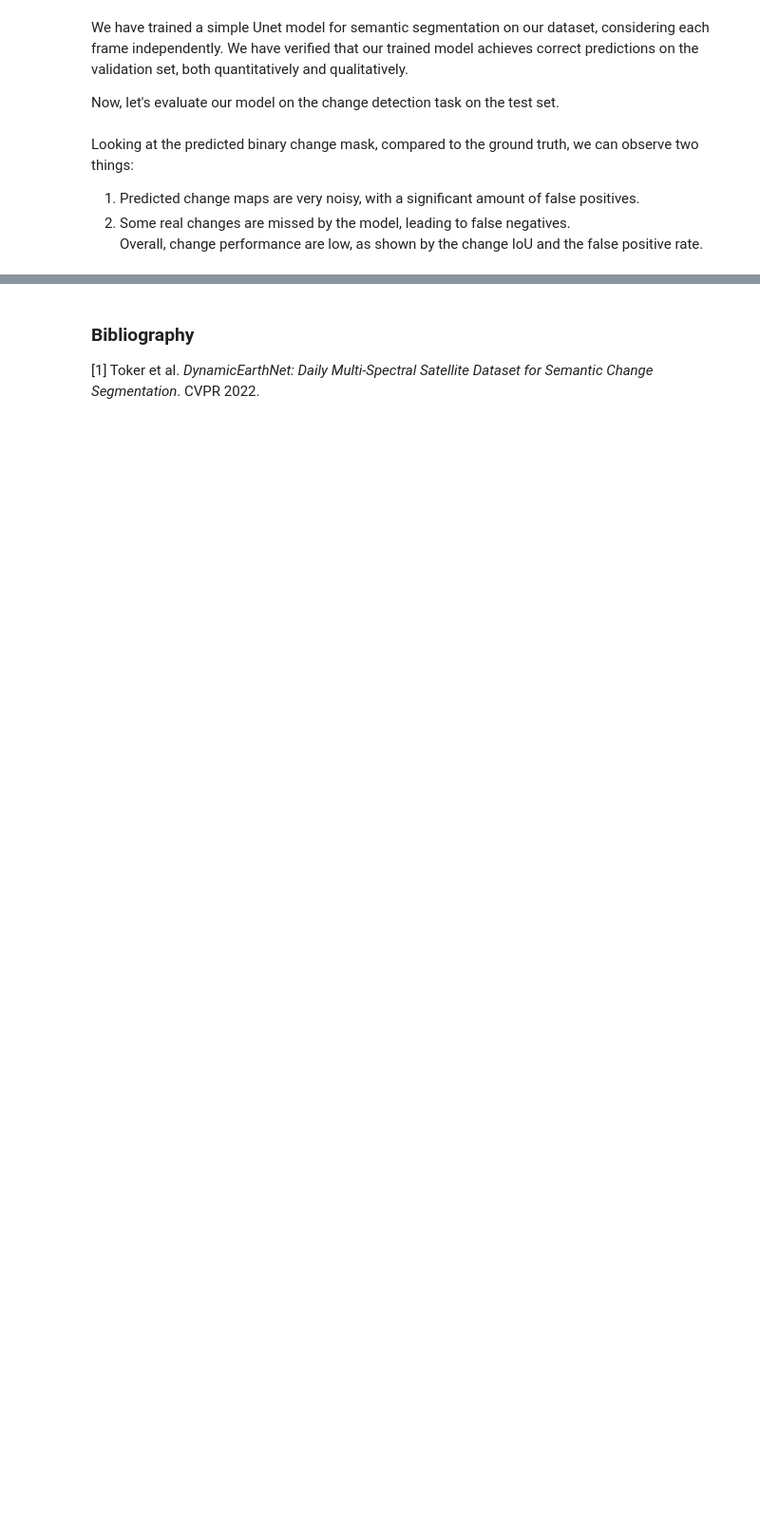
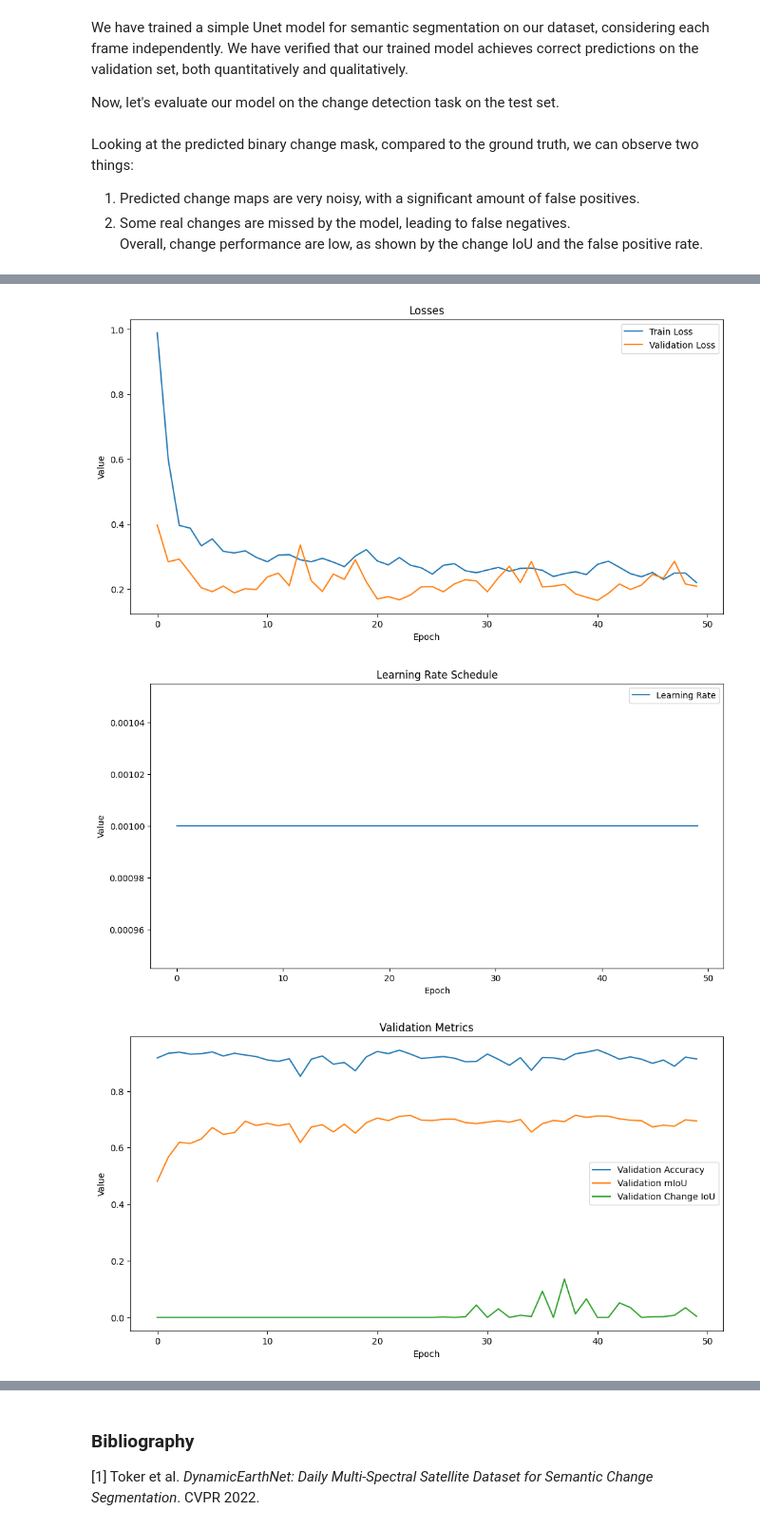
Before and after one commit to ElliotVincent/iadf_tutorial, a Jupyter notebook: tutorial_2.ipynb, the cells around one changed output, grey strips where cells are left out. Shown at 95% size. Drawn from its saved outputs; the diff is of its cells as text; code cells hidden in the pictures; blank space fills up the shorter version.

```diff
--- a/tutorial_2.ipynb
+++ b/tutorial_2.ipynb
@@ -1096,3 +1136,3 @@ def create_mlp(in_ch, out_ch, n_hidden_units, n_layers):
 # %%
-model = MultiUTAE(input_dim=4, num_classes=3)
+model = MultiUTAE(input_dim=4, num_classes=4)
 print(f"Model parameters: {sum(p.numel() for p in model.parameters()):,}")
@@ -1133,7 +1182,7 @@ criterion = nn.CrossEntropyLoss()
 optimizer = optim.AdamW(model.parameters(), lr=1e-3)
 num_epochs = 50
 scheduler = optim.lr_scheduler.CosineAnnealingLR(optimizer, T_max=num_epochs)
-device = 'cpu'
+device = 'cuda'
 DAYS = torch.tensor([0, 31, 59, 90, 120, 151, 181, 212, 243, 273, 304, 334, 365, 396, 424, 455, 485, 516, 546, 577, 608, 638, 669, 699], device=device)
 model.to(device)
 
@@ -1173,11 +1222,11 @@ for epoch in range(num_epochs):
     logs["val_loss"].append(avg_val_loss)
     logs["val_acc"].append(acc.item())
     logs["val_miou"].append(miou.item())
-    logs["val_iou_change"].append(iou_change)
+    logs["val_iou_change"].append(iou_change.item())
     if iou_change.item() > best_val_iou_change:
         best_val_iou_change = iou_change.item()
         best_model_change = copy.deepcopy(model)
         best_model_val_conf_matrix = val_conf_matrix.clone()
         best_model_val_conf_matrix_change = val_conf_matrix_change.clone()
     logs["learning_rate"].append(optimizer.param_groups[0]["lr"])
-    scheduler.step()
+    # scheduler.step()
@@ -1183,0 +1251,32 @@ for epoch in range(num_epochs):
+# %%
+# Visualize the trainng curves
+plt.figure(figsize=(12, 6))
+plt.plot(logs["train_loss"], label="Train Loss")
+plt.plot(logs["val_loss"], label="Validation Loss")
+plt.xlabel("Epoch")
+plt.ylabel("Value")
+plt.title("Losses")
+plt.legend()
+plt.show()
+
+plt.figure(figsize=(12, 6))
+plt.plot(logs["learning_rate"], label="Learning Rate")
+plt.xlabel("Epoch")
+plt.ylabel("Value")
+plt.title("Learning Rate Schedule")
+plt.legend()
+plt.show()
+
+plt.figure(figsize=(12, 6))
+plt.plot(logs["val_acc"], label="Validation Accuracy")
+plt.plot(logs["val_miou"], label="Validation mIoU")
+plt.plot(logs["val_iou_change"], label="Validation Change IoU")
+plt.xlabel("Epoch")
+plt.ylabel("Value")
+plt.title("Validation Metrics")
+plt.legend()
+plt.show()
+# %% [output]
+[figure, added]
+[figure, added]
+[figure, added]
```
Also changed, not shown: parts of 20 cells of this notebook.
